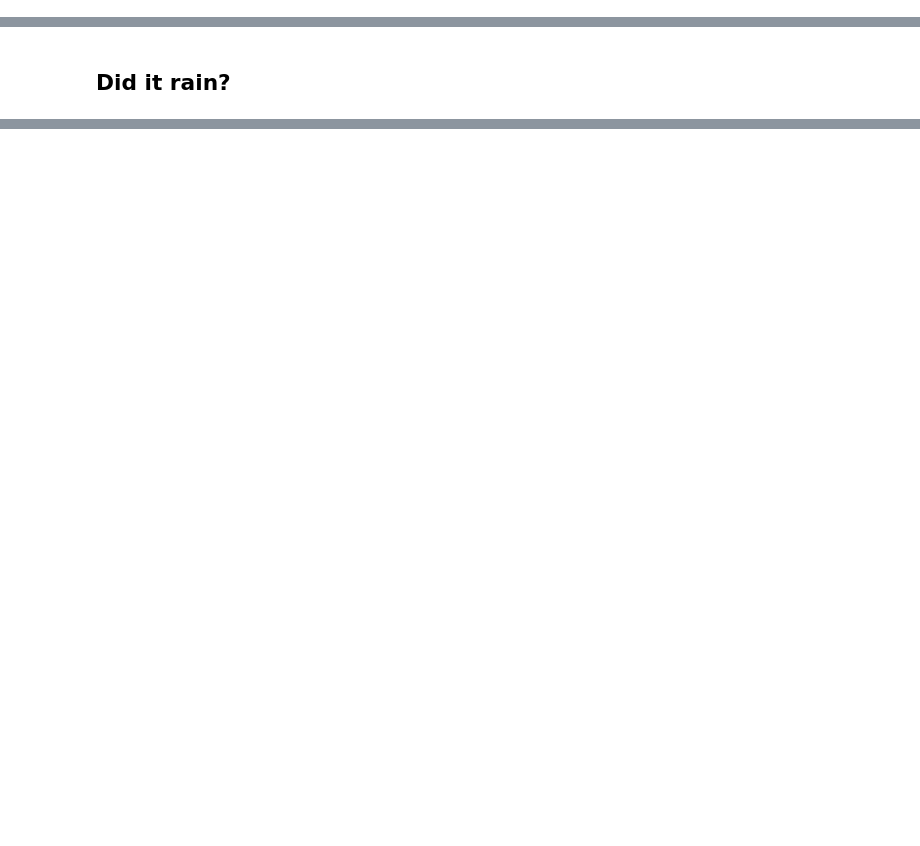
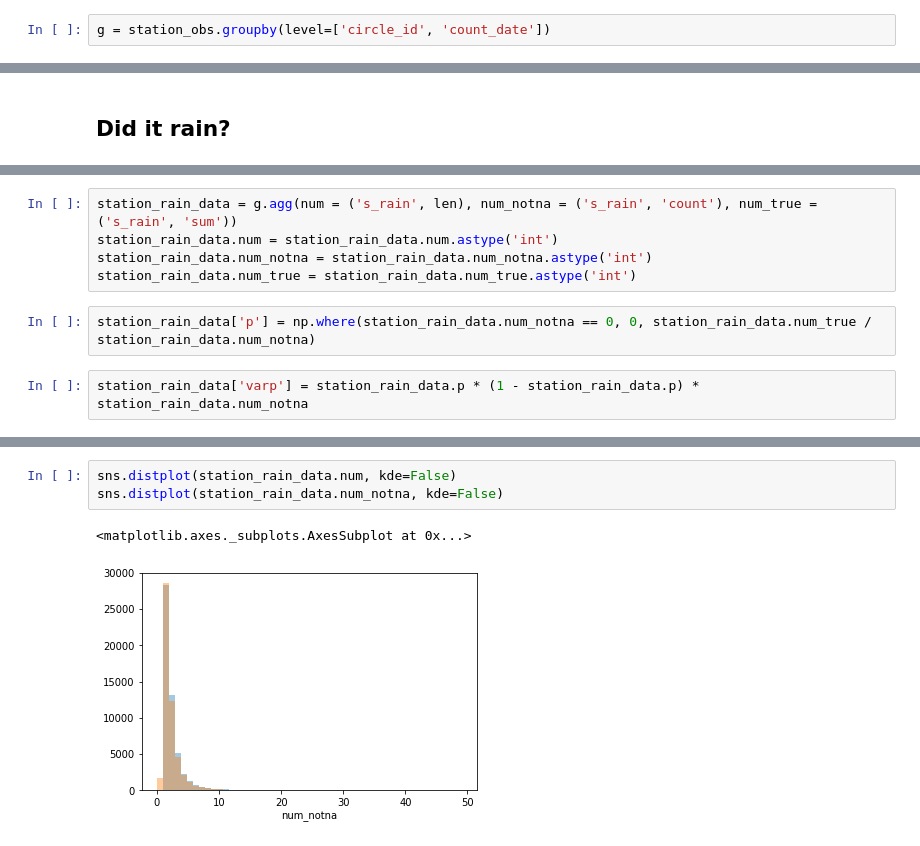
Before and after one commit to DataKind-DC/audubon-cbc, a Jupyter notebook: notebooks/2.1-rain-analysis.ipynb, the cells around one changed output, grey strips where cells are left out. Cells and saved outputs as stored; diff of their text form; blank space fills up the shorter version.

```diff
--- a/notebooks/2.1-rain-analysis.ipynb
+++ b/notebooks/2.1-rain-analysis.ipynb
@@ -177,0 +140,2 @@ station_obs = prcp_data[['count_date', 'circle_id',
+# %%
+g = station_obs.groupby(level=['circle_id', 'count_date'])
@@ -202,0 +198,9 @@ prcp_data.groupby(['circle_id', 'count_date']).agg({'s_rain': list})
+# %%
+station_rain_data = g.agg(num = ('s_rain', len), num_notna = ('s_rain', 'count'), num_true = ('s_rain', 'sum'))
+station_rain_data.num = station_rain_data.num.astype('int')
+station_rain_data.num_notna = station_rain_data.num_notna.astype('int')
+station_rain_data.num_true = station_rain_data.num_true.astype('int')
+# %%
+station_rain_data['p'] = np.where(station_rain_data.num_notna == 0, 0, station_rain_data.num_true / station_rain_data.num_notna)
+# %%
+station_rain_data['varp'] = station_rain_data.p * (1 - station_rain_data.p) * station_rain_data.num_notna
@@ -202,0 +224,6 @@ prcp_data.groupby(['circle_id', 'count_date']).agg({'s_rain': list})
+# %%
+sns.distplot(station_rain_data.num, kde=False)
+sns.distplot(station_rain_data.num_notna, kde=False)
+# %% [output]
+<matplotlib.axes._subplots.AxesSubplot at 0x...>
+[figure, added]
```
Also changed, not shown: parts of 40 cells of this notebook.
